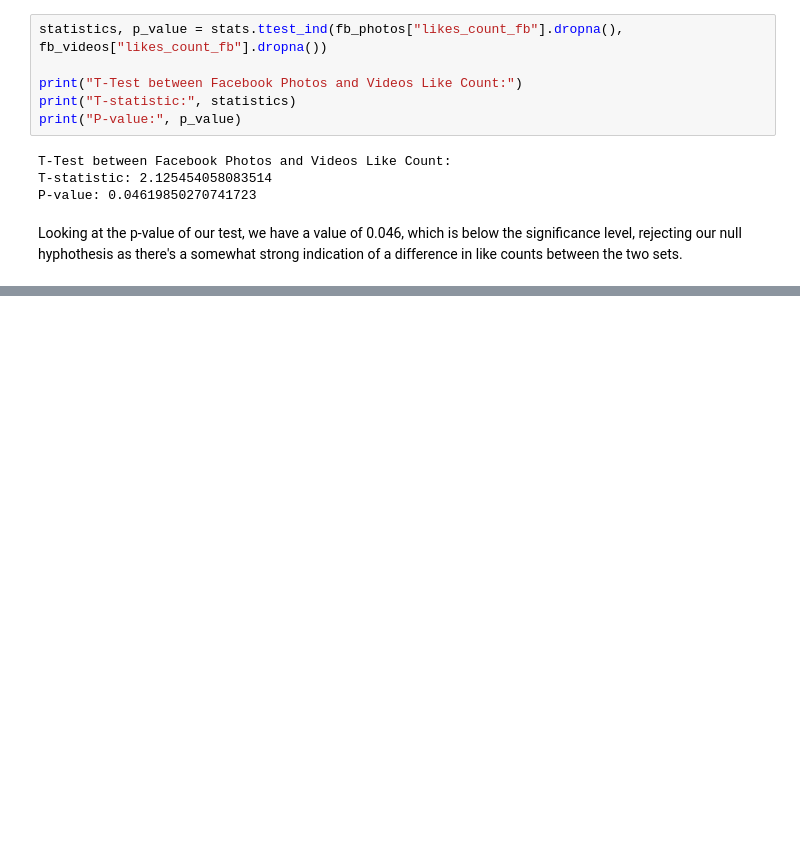
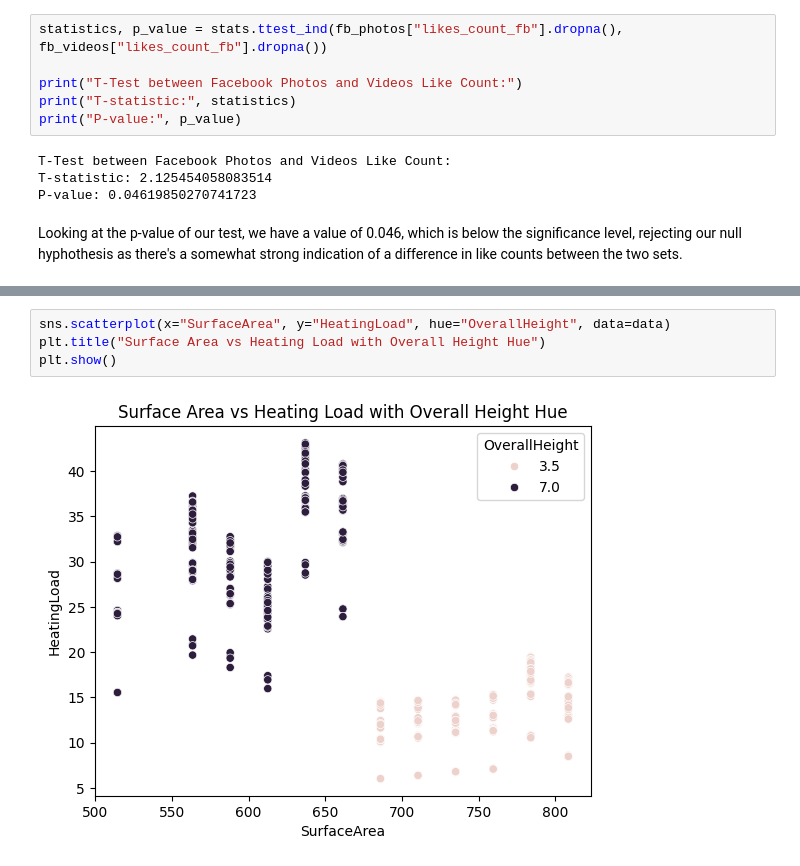
Before and after one commit to X1las/DaT, a Jupyter notebook: exercises.ipynb, the cells around one changed output, grey strips where cells are left out. Cells and saved outputs as stored; diff of their text form; blank space fills up the shorter version.

```diff
--- a/exercises.ipynb
+++ b/exercises.ipynb
@@ -534,0 +653,6 @@ Looking at the p-value of our test, we have a value of 0.046, which is below the
+# %%
+sns.scatterplot(x="SurfaceArea", y="HeatingLoad", hue="OverallHeight", data=data)
+plt.title("Surface Area vs Heating Load with Overall Height Hue")
+plt.show()
+# %% [output]
+[figure, added]
```
Also changed, not shown: parts of 29 cells of this notebook, 6 other files.
